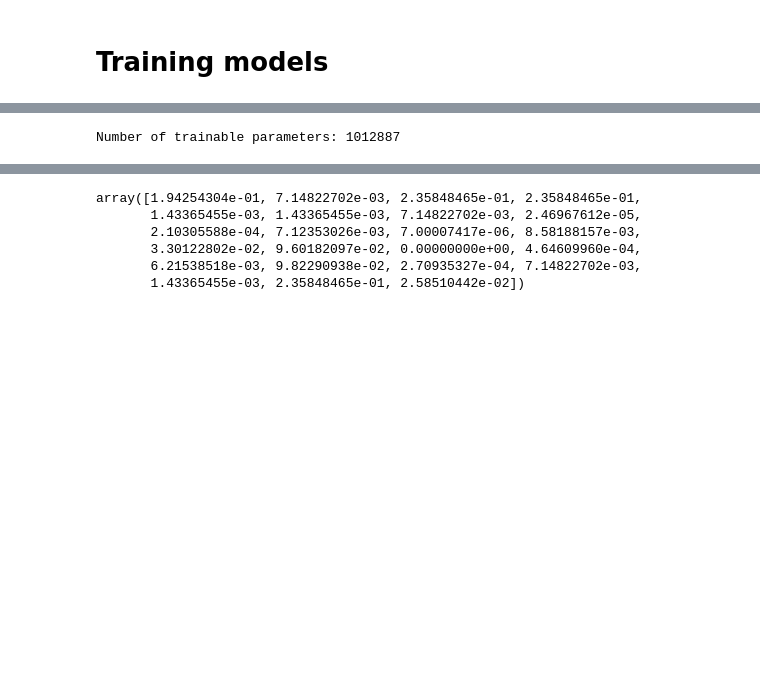
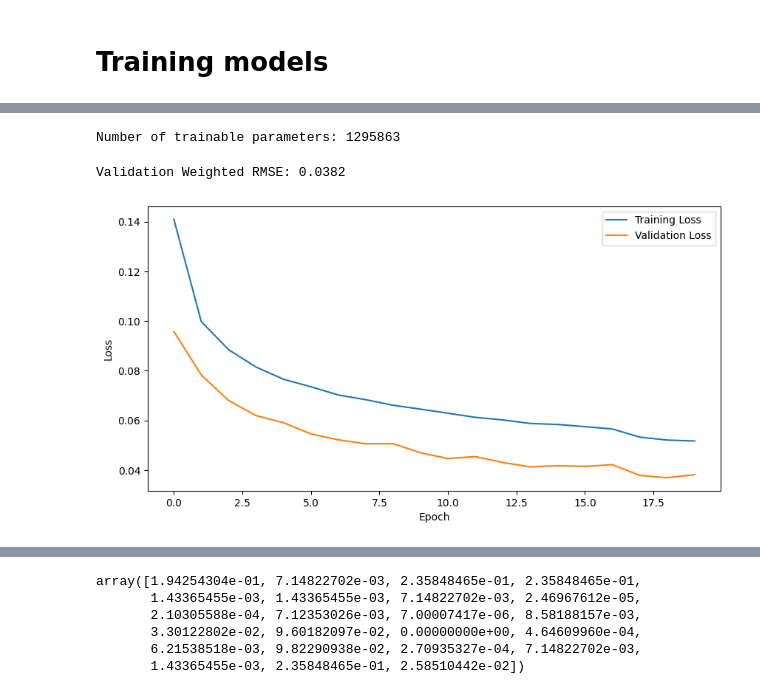
Before and after one commit to killian31/IdGas, a Jupyter notebook: train.ipynb, the cells around one changed output, grey strips where cells are left out. Cells and saved outputs as stored; diff of their text form; code cells hidden in the pictures; blank space fills up the shorter version.

```diff
--- a/train.ipynb
+++ b/train.ipynb
@@ -68,28 +84,32 @@ params = {
     "model_params": {
         "num_features": x_train.drop(columns=["ID"]).shape[1],
         "num_tasks": y_train.shape[1],
-        "embed_dim": 128,
-        "num_heads": 4, #0.0758
+        "embed_dim": 16,
+        "num_heads": 4,  # 0.0758
         "shared_dim": 256,
-        "num_res_blocks": 4, # 0.0737
-        "dropout_rate": 0.5,
-        "head_hidden": 64,
+        "num_res_blocks": 4,  # 0.0737
+        "dropout_rate": 0.3,
+        "head_hidden": 128,  # 0.0727
     },
     "training_params": {
-        "n_epochs": 5,
+        "n_epochs": 20,
         "lr": 1e-3,
         "weight_decay": 1e-5,
         "batch_size": 256,
-        "patience": 3,
+        "patience": 2,
         "factor": 0.5,
         "min_lr": 1e-6,
         "loss": "WeightedRMSELoss",
-    }
+    },
 }
-
-try:
-    ramtnet = run_nn_experiment(x_train, y_train, x_val, y_val, params=params, verbose=True, plot_losses=True)
-except KeyboardInterrupt:
-    print("KeyboardInterrupt: Stopping training early.")
-# %% [output]
-Number of trainable parameters: 1012887
+# %%
+try:
+    ramtnet = run_nn_experiment(
+        x_train, y_train, x_val, y_val, params=params, verbose=True, plot_losses=True
+    )
+except KeyboardInterrupt:
+    print("KeyboardInterrupt: Stopping training early.")
+# %% [output]
+Number of trainable parameters: 1295863
+Validation Weighted RMSE: 0.0382
+[figure, added]
```
Also changed, not shown: parts of 22 cells of this notebook, 8 other files.
